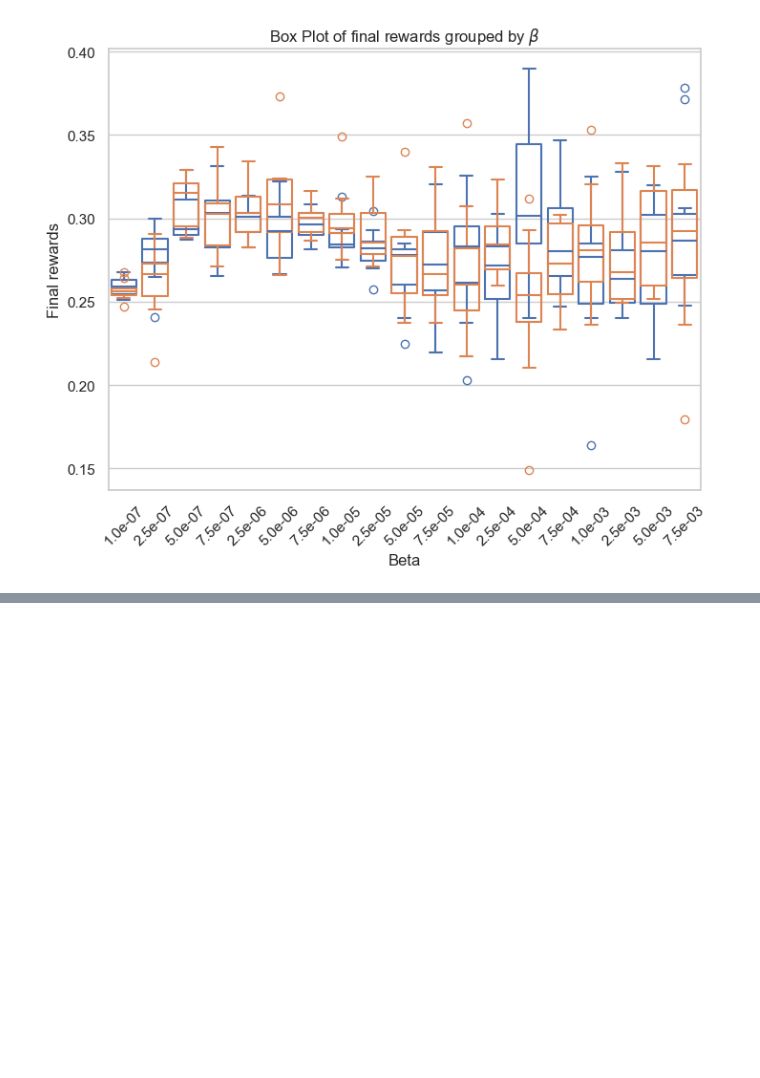
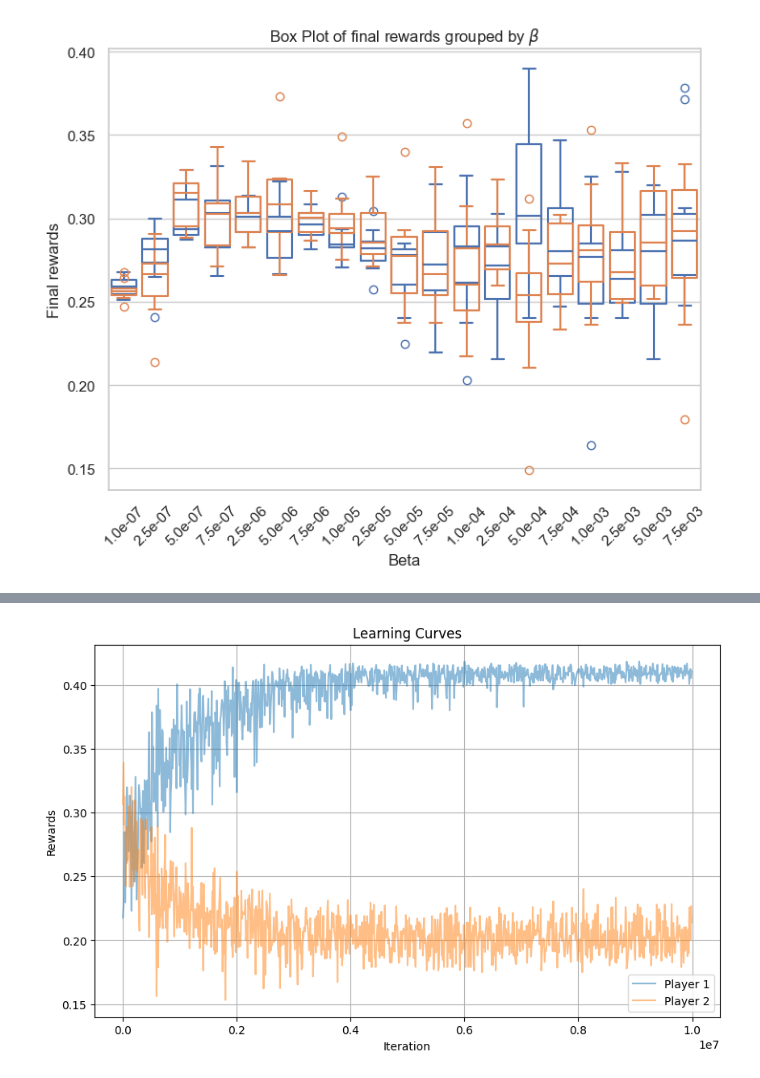
Before and after one commit to Suzie14/RLandPricing, a Jupyter notebook: notebooks/main.ipynb, the cells around one changed output, grey strips where cells are left out. Cells and saved outputs as stored; diff of their text form; code cells hidden in the pictures; blank space fills up the shorter version.

```diff
--- a/notebooks/main.ipynb
+++ b/notebooks/main.ipynb
@@ -169,0 +197,3 @@ repart_rewards(fin_df)
+# %%
+lc_df = df[~(df['Iteration']=='last 100 iterations mean')]
+fin_df = df[df['Iteration']=='last 100 iterations mean']
@@ -169,0 +206,3 @@ repart_rewards(fin_df)
+# %%
+df_beta = lc_df[lc_df['beta']==7.5e-07]
+df_beta
@@ -169,0 +223,3 @@ repart_rewards(fin_df)
+# %%
+mean_df = df_beta.groupby('Iteration')[['Reward1', 'Reward2', 'Price1', 'Price2', 'Epsilon1', 'Epsilon2', 'beta']].mean().reset_index()
+mean_df
@@ -169,0 +240,20 @@ repart_rewards(fin_df)
+# %%
+def plot_learning_curve(mean_df, nb_iter):
+    # Assuming df contains 'Rewards' and 'Iteration' columns
+    plt.figure(figsize=(10, 6))
+
+    # Plot rewards for each player
+    plt.plot(mean_df['Iteration'][mean_df['Iteration']<nb_iter], mean_df['Reward1'][mean_df['Iteration']<nb_iter],alpha=0.5, label='Player 1')
+    plt.plot(mean_df['Iteration'][mean_df['Iteration']<nb_iter], mean_df['Reward2'][mean_df['Iteration']<nb_iter],alpha=0.5, label='Player 2')
+
+    # Customize the plot
+    plt.title('Learning Curves')
+    plt.xlabel('Iteration')
+    plt.ylabel('Rewards')
+    plt.legend()
+    plt.grid(True)
+    plt.show()
+# %%
+plot_learning_curve(mean_df, 10*(10**(6)))
+# %% [output]
+[figure, added]
```
Also changed, not shown: parts of 10 cells of this notebook.
